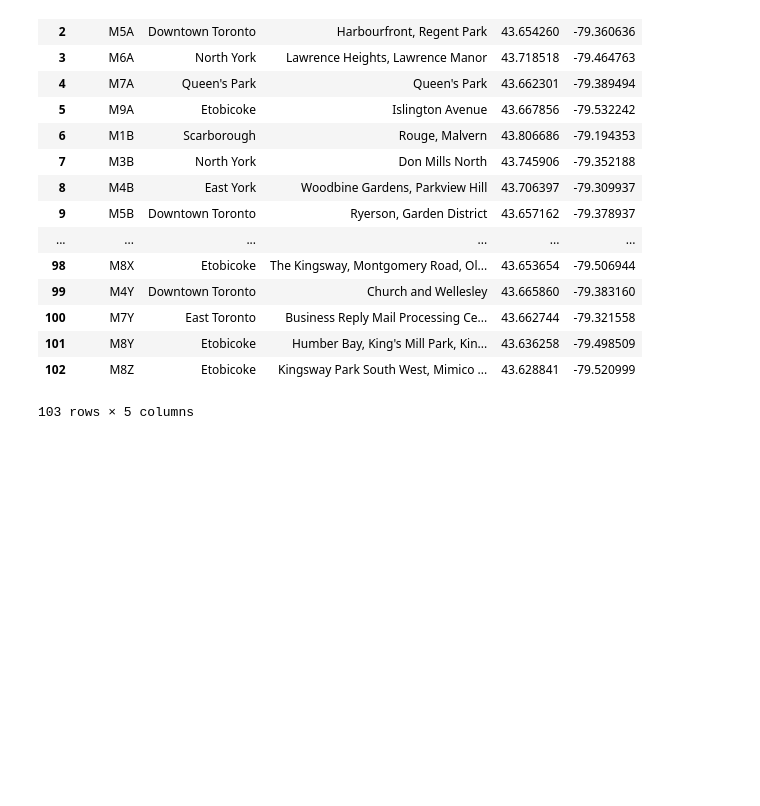
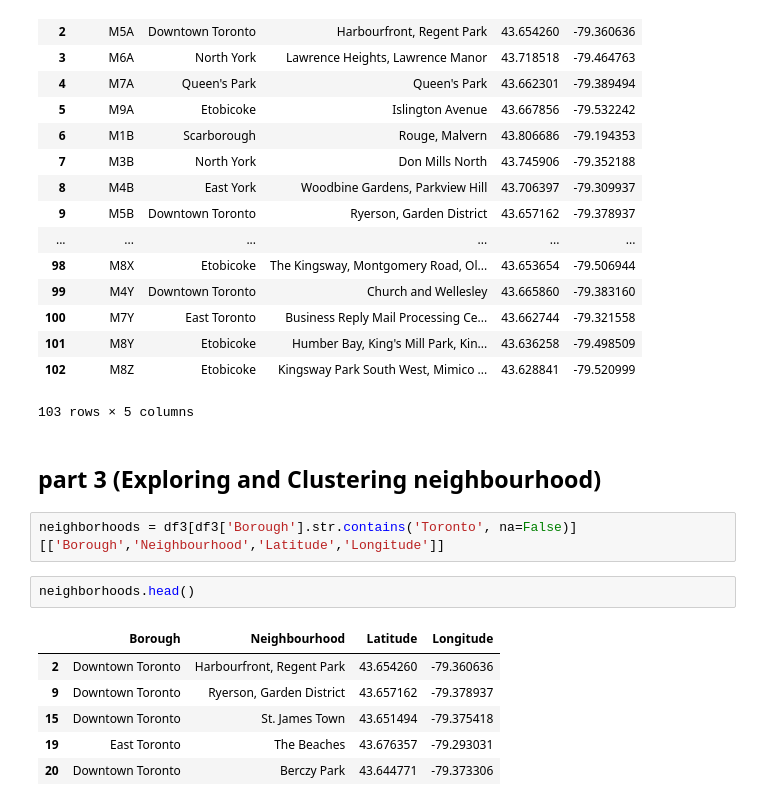
Before and after one commit to Sadaf-Ikram/Coursera-Machine-Learning-Assignment, a Jupyter notebook: pr9week3.ipynb, the cells around one changed output. Drawn from its saved outputs; the diff is of its cells as text; blank space fills up the shorter version.

```diff
--- a/pr9week3.ipynb
+++ b/pr9week3.ipynb
@@ -121,3 +121,16 @@ df3
 | 101 | M8Y | Etobicoke | Humber Bay, King's Mill Park, Kin... | 43.636258 | -79.498509 |
 | 102 | M8Z | Etobicoke | Kingsway Park South West, Mimico ... | 43.628841 | -79.520999 |
 103 rows × 5 columns
+# %% [markdown]
+## part 3 (Exploring and Clustering neighbourhood)
+# %%
+neighborhoods = df3[df3['Borough'].str.contains('Toronto', na=False)][['Borough','Neighbourhood','Latitude','Longitude']]
+# %%
+neighborhoods.head()
+# %% [output]
+|  | Borough | Neighbourhood | Latitude | Longitude |
+| 2 | Downtown Toronto | Harbourfront, Regent Park | 43.654260 | -79.360636 |
+| 9 | Downtown Toronto | Ryerson, Garden District | 43.657162 | -79.378937 |
+| 15 | Downtown Toronto | St. James Town | 43.651494 | -79.375418 |
+| 19 | East Toronto | The Beaches | 43.676357 | -79.293031 |
+| 20 | Downtown Toronto | Berczy Park | 43.644771 | -79.373306 |
```
Also changed, not shown: parts of 6 cells of this notebook.
